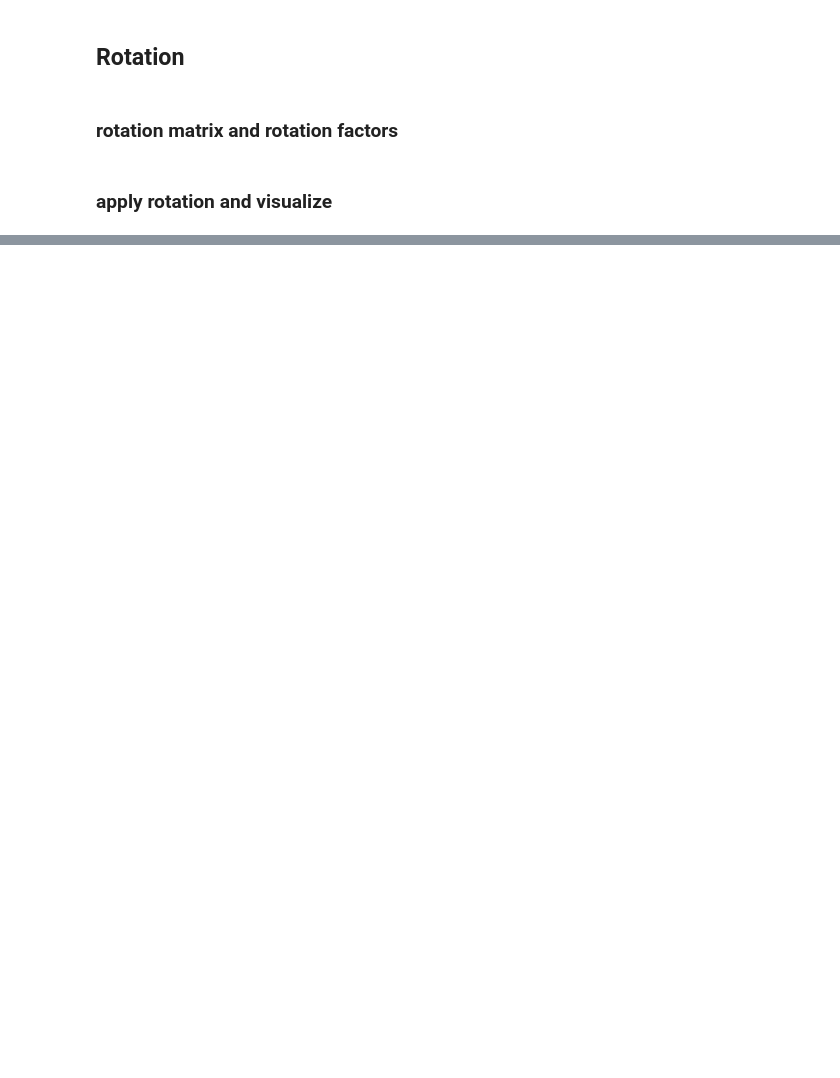
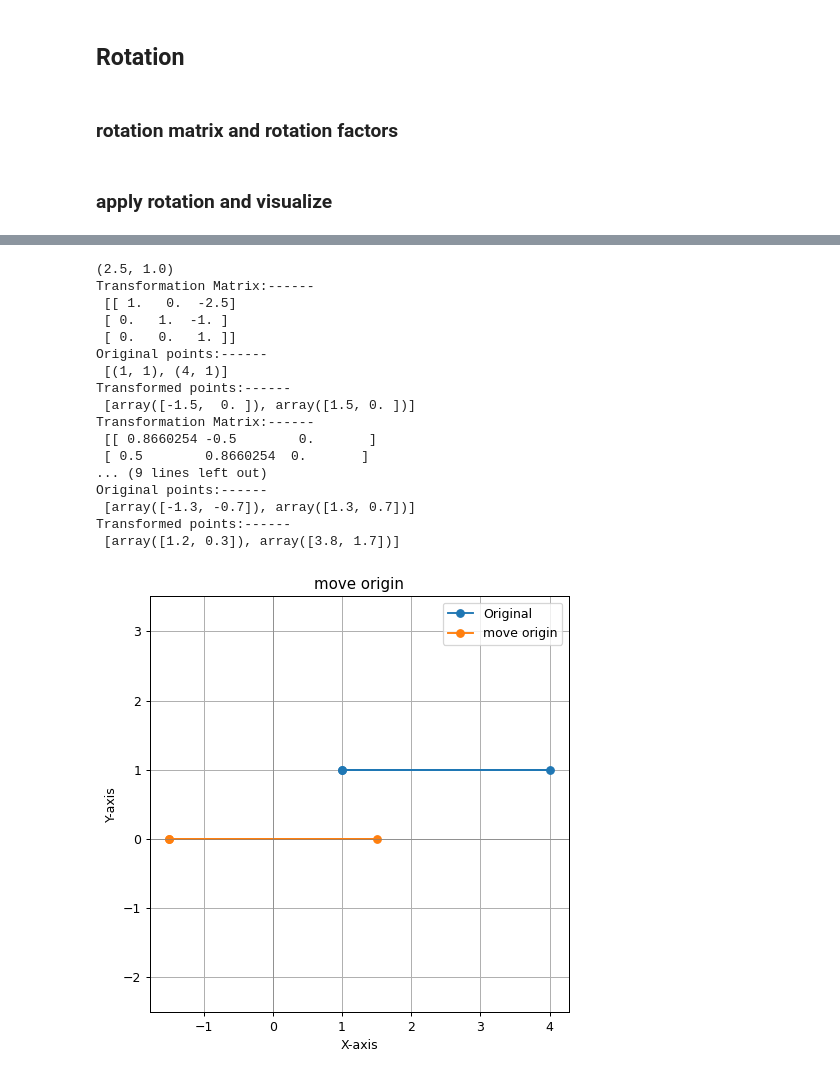
Before and after one commit to Shnku/pythoning_stuff, a Jupyter notebook: cg_algo/transformation.ipynb, the cells around one changed output, grey strips where cells are left out. Cells and saved outputs as stored; diff of their text form; code cells hidden in the pictures; blank space fills up the shorter version.

```diff
--- a/cg_algo/transformation.ipynb
+++ b/cg_algo/transformation.ipynb
@@ -155,0 +206,44 @@ Transformed points:------
+# %%
+# example with triangle
+triangle = [(1, 1), (4, 1)]
+center_for_translate = ((1 + 4) / 2, (1 + 1) / 2)
+print(center_for_translate)
+
+
+t1 = apply_transformation(
+    triangle,
+    get_translation_matrix(-center_for_translate[0], -center_for_translate[1]),
+)
+rotated_triangle = apply_transformation(
+    t1,
+    get_rotation_matrix(angle=30),
+)
+final = apply_transformation(
+    rotated_triangle,
+    get_translation_matrix(center_for_translate[0], center_for_translate[1]),
+)
+
+# Plotting the polygons
+draw([triangle, t1], "move origin")
+draw([t1, rotated_triangle], "Rotation")
+draw([rotated_triangle, final], "move back")
+draw([triangle, final], "first-final compare")
+# %% [output]
+(2.5, 1.0)
+Transformation Matrix:------
+ [[ 1.   0.  -2.5]
+ [ 0.   1.  -1. ]
+ [ 0.   0.   1. ]]
+Original points:------
+ [(1, 1), (4, 1)]
+Transformed points:------
+ [array([-1.5,  0. ]), array([1.5, 0. ])]
+Transformation Matrix:------
+ [[ 0.8660254 -0.5        0.       ]
+ [ 0.5        0.8660254  0.       ]
+... (9 lines left out)
+Original points:------
+ [array([-1.3, -0.7]), array([1.3, 0.7])]
+Transformed points:------
+ [array([1.2, 0.3]), array([3.8, 1.7])]
+[figure, added]
```
Also changed, not shown: parts of 12 cells of this notebook.
